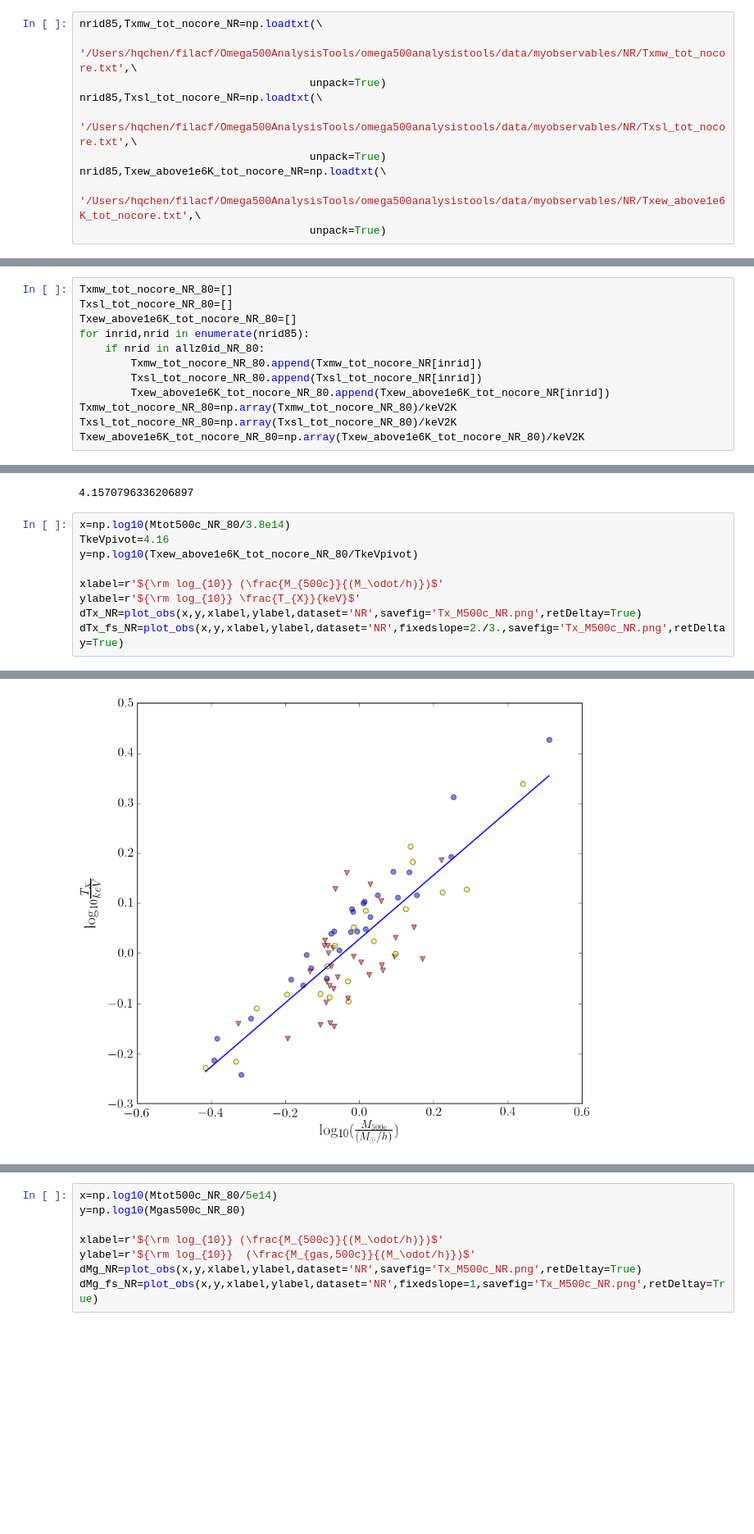
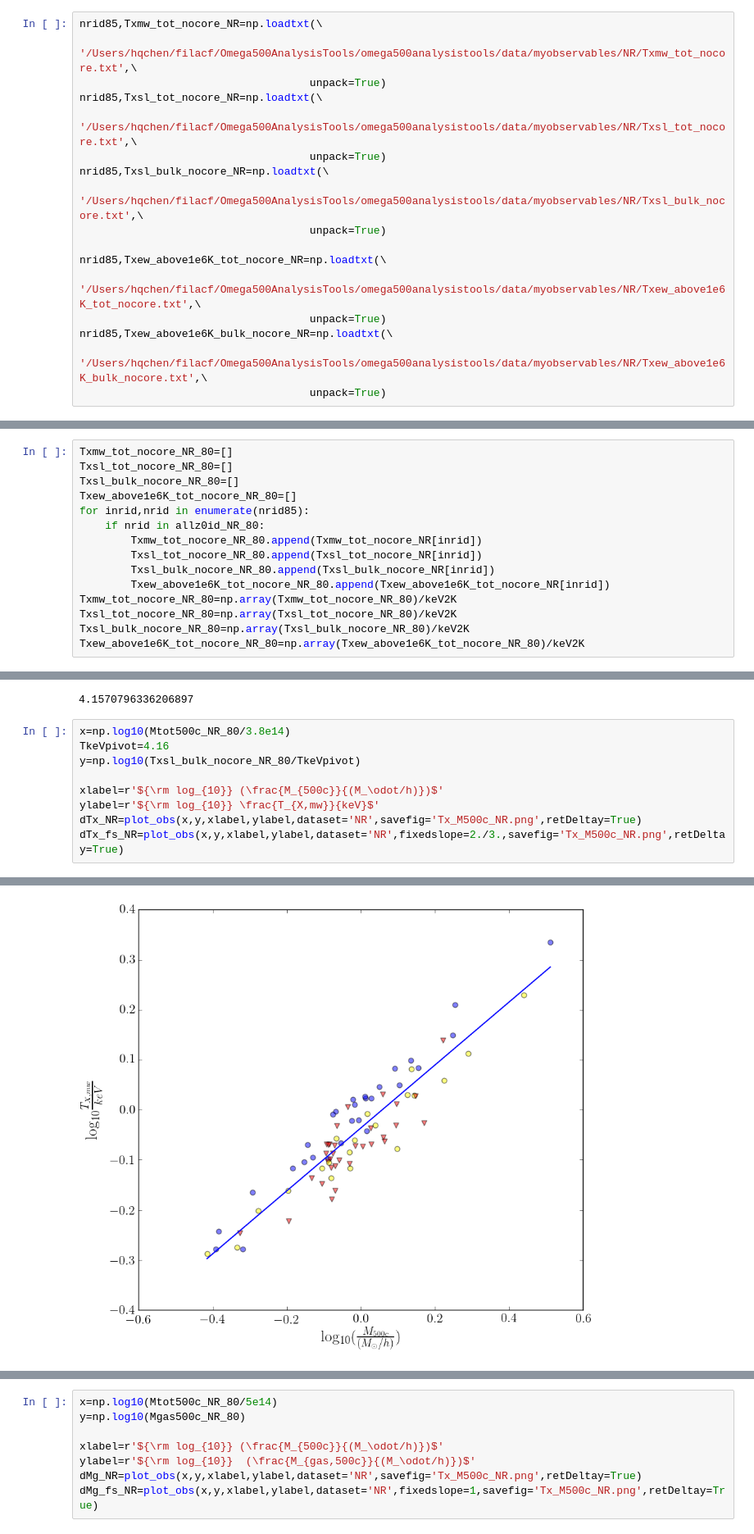
Before and after one commit to zoesuns/Omega500AnalysisTools, a Jupyter notebook: omega500analysistools/example_notebooks/NR_AGN_observable_fit.ipynb, the cells around one changed output, grey strips where cells are left out. Shown at 82% size. Drawn from its saved outputs; the diff is of its cells as text; blank space fills up the shorter version.

```diff
--- a/omega500analysistools/example_notebooks/NR_AGN_observable_fit.ipynb
+++ b/omega500analysistools/example_notebooks/NR_AGN_observable_fit.ipynb
@@ -158,6 +116,13 @@ nrid85,Txmw_tot_nocore_NR=np.loadtxt(\
 nrid85,Txsl_tot_nocore_NR=np.loadtxt(\
         '/Users/hqchen/filacf/Omega500AnalysisTools/omega500analysistools/data/myobservables/NR/Txsl_tot_nocore.txt',\
                                     unpack=True)
+nrid85,Txsl_bulk_nocore_NR=np.loadtxt(\
+        '/Users/hqchen/filacf/Omega500AnalysisTools/omega500analysistools/data/myobservables/NR/Txsl_bulk_nocore.txt',\
+                                    unpack=True)
+
 nrid85,Txew_above1e6K_tot_nocore_NR=np.loadtxt(\
         '/Users/hqchen/filacf/Omega500AnalysisTools/omega500analysistools/data/myobservables/NR/Txew_above1e6K_tot_nocore.txt',\
                                     unpack=True)
+nrid85,Txew_above1e6K_bulk_nocore_NR=np.loadtxt(\
+        '/Users/hqchen/filacf/Omega500AnalysisTools/omega500analysistools/data/myobservables/NR/Txew_above1e6K_bulk_nocore.txt',\
+                                    unpack=True)
@@ -164,12 +134,15 @@ nrid85,Txew_above1e6K_tot_nocore_NR=np.loadtxt(\
 # %%
 Txmw_tot_nocore_NR_80=[]
 Txsl_tot_nocore_NR_80=[]
+Txsl_bulk_nocore_NR_80=[]
 Txew_above1e6K_tot_nocore_NR_80=[]
 for inrid,nrid in enumerate(nrid85):
     if nrid in allz0id_NR_80:
         Txmw_tot_nocore_NR_80.append(Txmw_tot_nocore_NR[inrid])
         Txsl_tot_nocore_NR_80.append(Txsl_tot_nocore_NR[inrid])
+        Txsl_bulk_nocore_NR_80.append(Txsl_bulk_nocore_NR[inrid])
         Txew_above1e6K_tot_nocore_NR_80.append(Txew_above1e6K_tot_nocore_NR[inrid])
 Txmw_tot_nocore_NR_80=np.array(Txmw_tot_nocore_NR_80)/keV2K
 Txsl_tot_nocore_NR_80=np.array(Txsl_tot_nocore_NR_80)/keV2K
+Txsl_bulk_nocore_NR_80=np.array(Txsl_bulk_nocore_NR_80)/keV2K
 Txew_above1e6K_tot_nocore_NR_80=np.array(Txew_above1e6K_tot_nocore_NR_80)/keV2K
@@ -209,10 +185,10 @@ Txmw_tot_nocore_NR_80.mean()
 # %%
 x=np.log10(Mtot500c_NR_80/3.8e14)
 TkeVpivot=4.16
-y=np.log10(Txew_above1e6K_tot_nocore_NR_80/TkeVpivot)
+y=np.log10(Txsl_bulk_nocore_NR_80/TkeVpivot)
 
 xlabel=r'${\rm log_{10}} (\frac{M_{500c}}{(M_\odot/h)})$'
-ylabel=r'${\rm log_{10}} \frac{T_{X}}{keV}$'
+ylabel=r'${\rm log_{10}} \frac{T_{X,mw}}{keV}$'
 dTx_NR=plot_obs(x,y,xlabel,ylabel,dataset='NR',savefig='Tx_M500c_NR.png',retDeltay=True)
 dTx_fs_NR=plot_obs(x,y,xlabel,ylabel,dataset='NR',fixedslope=2./3.,savefig='Tx_M500c_NR.png',retDeltay=True)
 # %% [output]
@@ -236 +212 @@ nchain = 2500; tcorr = 3.39e+01
-[figure, old version]
+[figure, new version]
```
Also changed, not shown: parts of 27 cells of this notebook, 3 other files.
